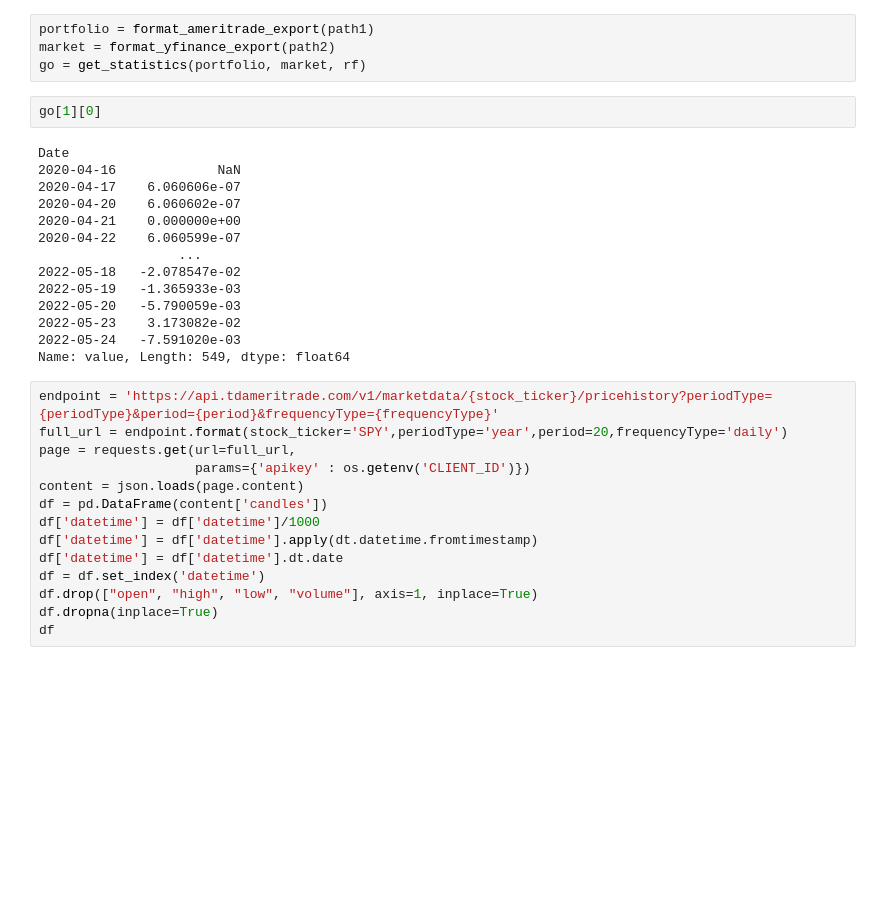
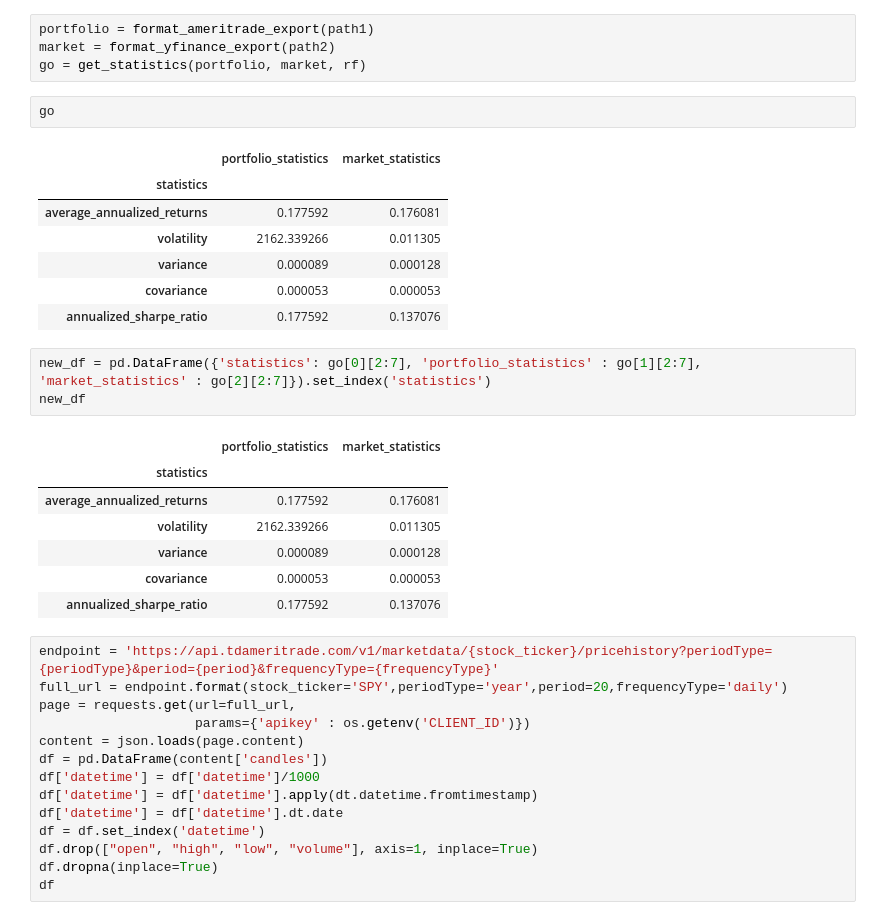
Before and after one commit to plefebvre1/project_3, a Jupyter notebook: functions.ipynb, the cells around one changed output. Cells and saved outputs as stored; diff of their text form; blank space fills up the shorter version.

```diff
--- a/functions.ipynb
+++ b/functions.ipynb
@@ -125,22 +128,27 @@ def get_statistics(portfolio_data, spy_data, rf):
 portfolio = format_ameritrade_export(path1)
 market = format_yfinance_export(path2)
 go = get_statistics(portfolio, market, rf)
+# %%
+go
+# %% [output]
+|  | portfolio_statistics | market_statistics |
+| statistics |  |  |
+| average_annualized_returns | 0.177592 | 0.176081 |
+| volatility | 2162.339266 | 0.011305 |
+| variance | 0.000089 | 0.000128 |
+| covariance | 0.000053 | 0.000053 |
+| annualized_sharpe_ratio | 0.177592 | 0.137076 |
 # %%
-go[1][0]
+new_df = pd.DataFrame({'statistics': go[0][2:7], 'portfolio_statistics' : go[1][2:7], 'market_statistics' : go[2][2:7]}).set_index('statistics')
+new_df
 # %% [output]
-Date
-2020-04-16             NaN
-2020-04-17    6.060606e-07
-2020-04-20    6.060602e-07
-2020-04-21    0.000000e+00
-2020-04-22    6.060599e-07
-                  ...
-2022-05-18   -2.078547e-02
-2022-05-19   -1.365933e-03
-2022-05-20   -5.790059e-03
-2022-05-23    3.173082e-02
-2022-05-24   -7.591020e-03
-Name: value, Length: 549, dtype: float64
+|  | portfolio_statistics | market_statistics |
+| statistics |  |  |
+| average_annualized_returns | 0.177592 | 0.176081 |
+| volatility | 2162.339266 | 0.011305 |
+| variance | 0.000089 | 0.000128 |
+| covariance | 0.000053 | 0.000053 |
+| annualized_sharpe_ratio | 0.177592 | 0.137076 |
 # %%
 endpoint = 'https://api.tdameritrade.com/v1/marketdata/{stock_ticker}/pricehistory?periodType={periodType}&period={period}&frequencyType={frequencyType}'
 full_url = endpoint.format(stock_ticker='SPY',periodType='year',period=20,frequencyType='daily')
```
Also changed, not shown: parts of 3 cells of this notebook, 1 other file.
